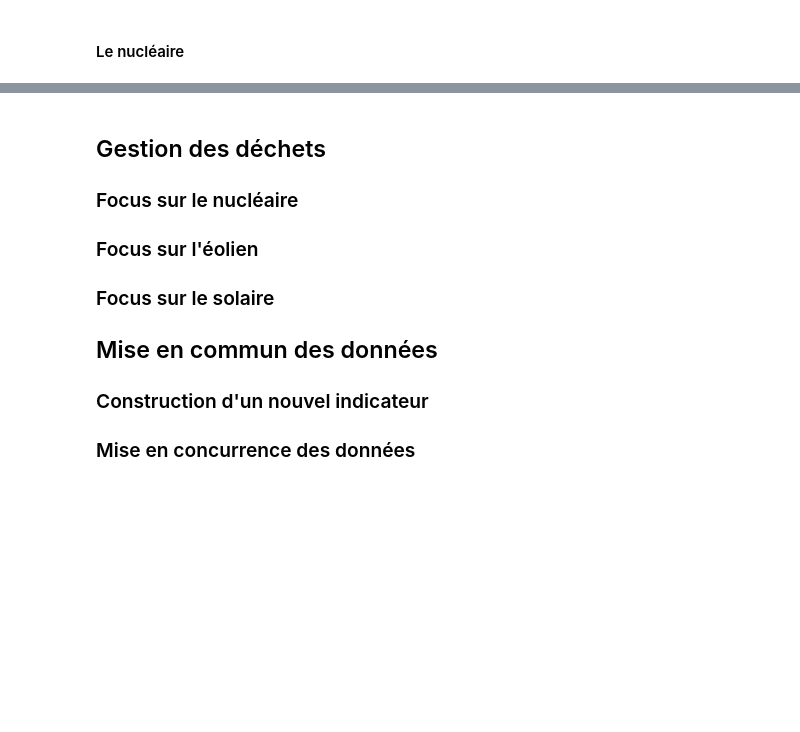
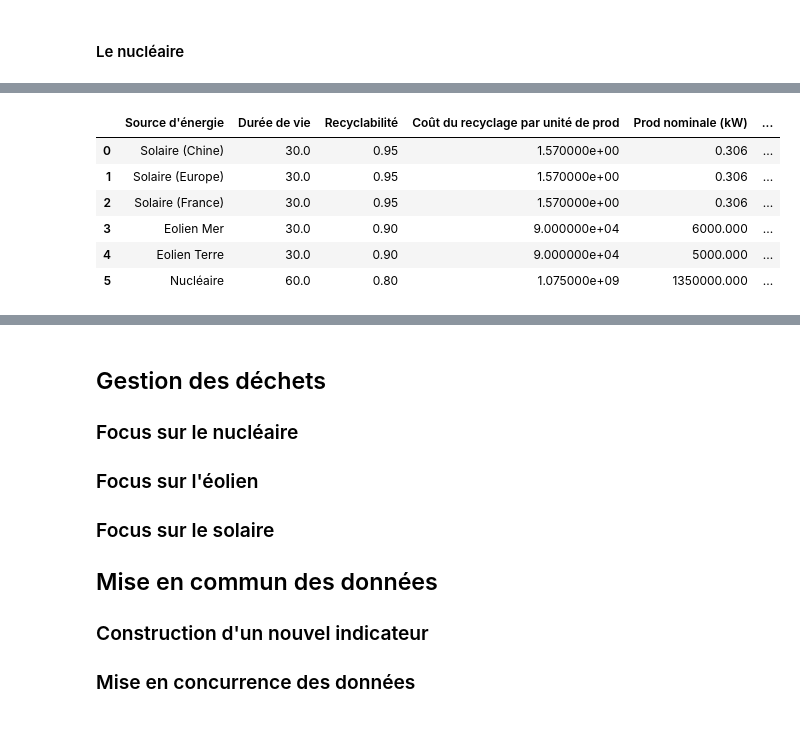
Before and after one commit to quentinhaenn/projet-co2, a Jupyter notebook: Code/projet-co2.ipynb, the cells around one changed output, grey strips where cells are left out. Saved outputs shown, nothing was run; the diff lists cells and outputs as text; code cells hidden in the pictures; blank space fills up the shorter version.

Commit message:
fin de la partie sur le démantèlement des structures Etablissement du cout de démantèlement par kWh

```diff
--- a/Code/projet-co2.ipynb
+++ b/Code/projet-co2.ipynb
@@ -805,0 +858,13 @@ Dans ce cadre, le démantèlement d'une centrale nucléaire
+# %%
+data_end_life['Prod nominale (kW)'] = [0.306,0.306,0.306,6E3,5E3,1.35E6]
+data_end_life['Cout recyclage par kWh'] = data_end_life['Coût du recyclage par unité de prod']/(data_end_life['Durée de vie']*365*24 \
+    * data_end_life['Prod nominale (kW)'] * data_end_life['Recyclabilité'])
+data_end_life
+# %% [output]
+|  | Source d'énergie | Durée de vie | Recyclabilité | Coût du recyclage par unité de prod | Prod nominale (kW) | ... |
+| 0 | Solaire (Chine) | 30.0 | 0.95 | 1.570000e+00 | 0.306 | ... |
+| 1 | Solaire (Europe) | 30.0 | 0.95 | 1.570000e+00 | 0.306 | ... |
+| 2 | Solaire (France) | 30.0 | 0.95 | 1.570000e+00 | 0.306 | ... |
+| 3 | Eolien Mer | 30.0 | 0.90 | 9.000000e+04 | 6000.000 | ... |
+| 4 | Eolien Terre | 30.0 | 0.90 | 9.000000e+04 | 5000.000 | ... |
+| 5 | Nucléaire | 60.0 | 0.80 | 1.075000e+09 | 1350000.000 | ... |
```
Also changed, not shown: parts of 9 cells of this notebook, 1 other file.
